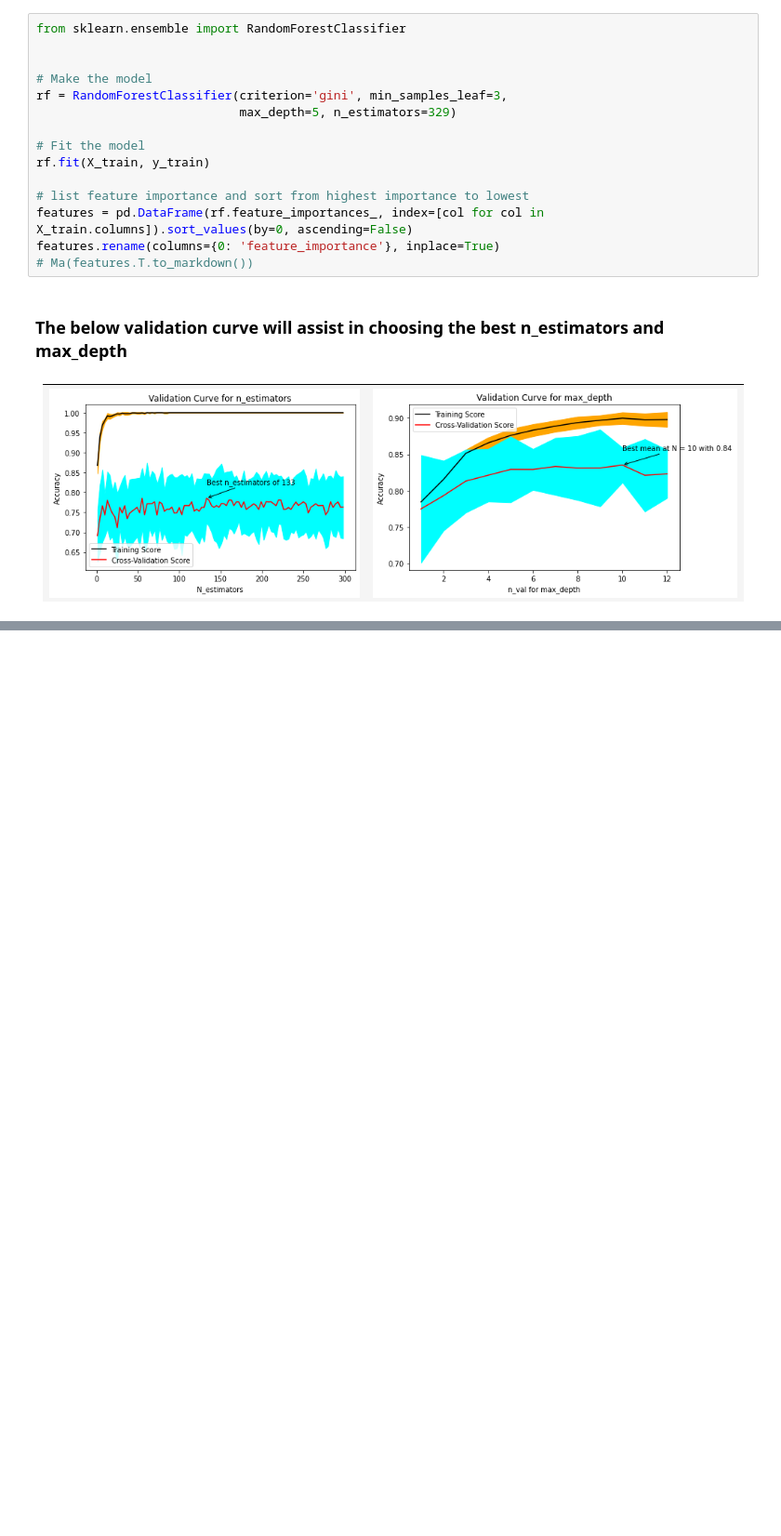
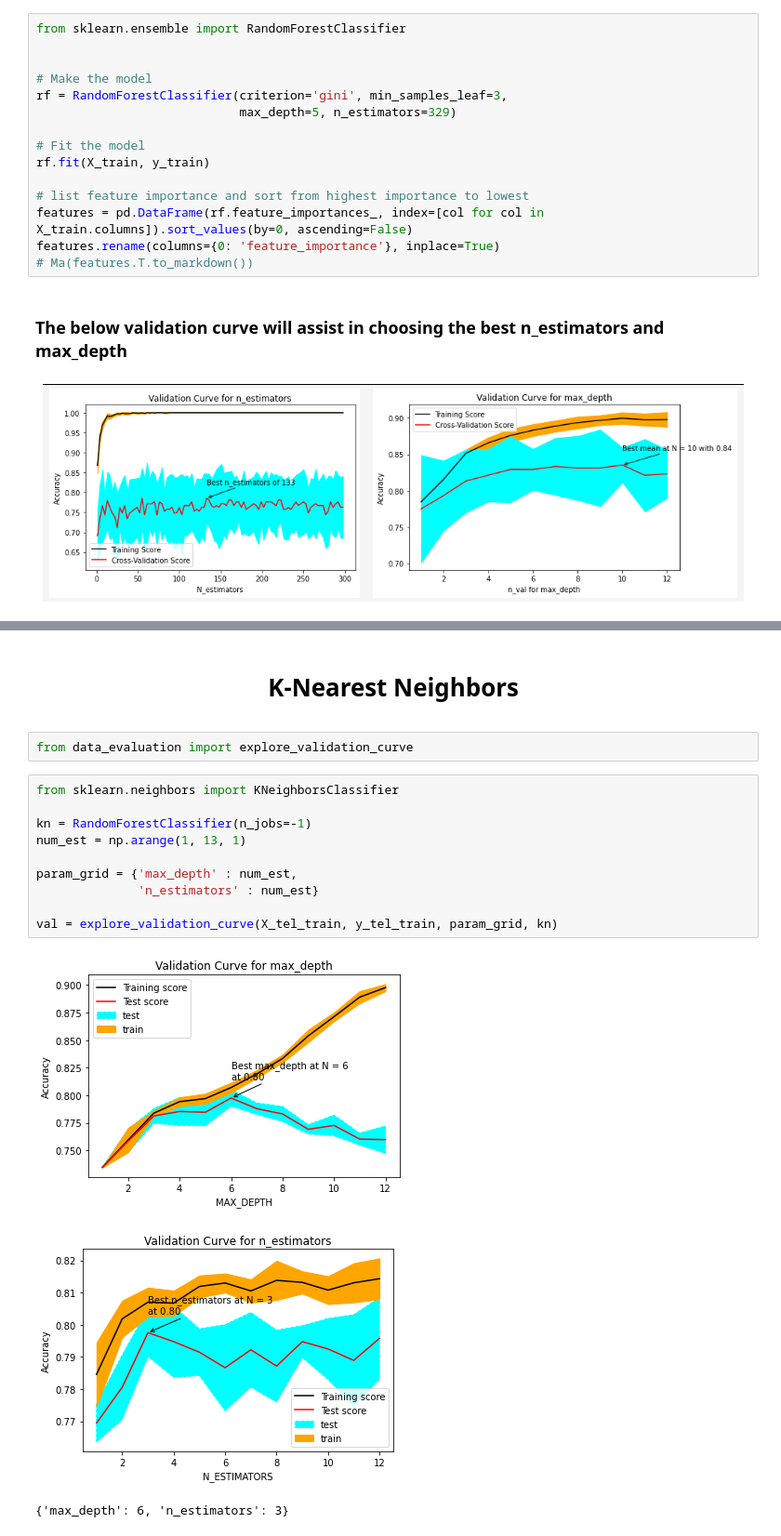
Before and after one commit to CharlesAtchison/classification-exercises, a Jupyter notebook: model.ipynb, the cells around one changed output, grey strips where cells are left out. Shown at 93% size. Saved outputs shown, nothing was run; the diff lists cells and outputs as text; blank space fills up the shorter version.

```diff
--- a/model.ipynb
+++ b/model.ipynb
@@ -432,0 +361,18 @@ rf.score(X_test, y_test)
+# %% [markdown]
+<center><h1>K-Nearest Neighbors</h1></center>
+# %%
+from data_evaluation import explore_validation_curve
+# %%
+from sklearn.neighbors import KNeighborsClassifier
+
+kn = RandomForestClassifier(n_jobs=-1)
+num_est = np.arange(1, 13, 1)
+
+param_grid = {'max_depth' : num_est,
+              'n_estimators' : num_est}
+
+val = explore_validation_curve(X_tel_train, y_tel_train, param_grid, kn)
+# %% [output]
+[figure, added]
+[figure, added]
+{'max_depth': 6, 'n_estimators': 3}
```
Also changed, not shown: parts of 4 cells of this notebook, 1 other file.
